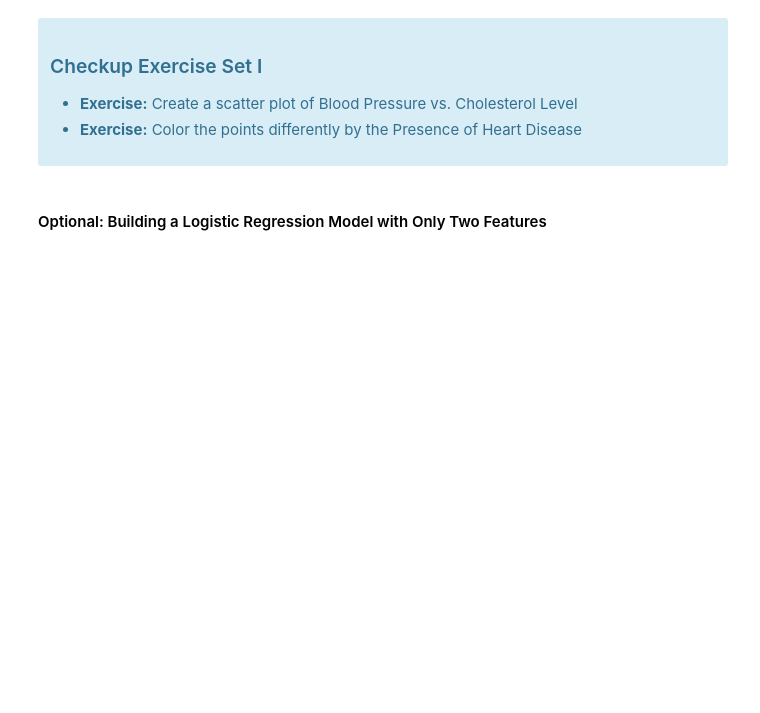
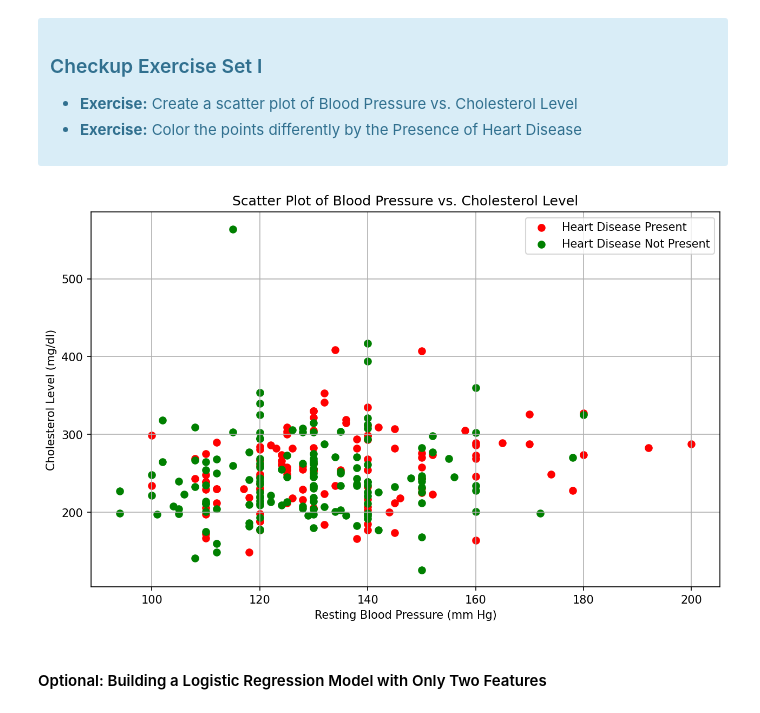
Before and after one commit to thaisangcr7/Case_Study_Logistic_Regression, a Jupyter notebook: Logistic Regression Advanced Case Study.ipynb, the cells around one changed output. Cells and saved outputs as stored; diff of their text form; code cells hidden in the pictures; blank space fills up the shorter version.

```diff
--- a/Logistic Regression Advanced Case Study.ipynb
+++ b/Logistic Regression Advanced Case Study.ipynb
@@ -522,6 +522,37 @@ Finally, the concepts discussed above can be easily generalized to ICPs with a n
   <li> <b>Exercise:</b> Color the points differently by the Presence of Heart Disease
 </ul>
 </div>
+# %%
+# Separate the data for two classes: heart disease present (1) and not present (0)
+heart_disease_present = dflog[dflog['heart_disease'] == 1]
+heart_disease_not_present = dflog[dflog['heart_disease'] == 0]
+
+# Create the scatter plot
+plt.figure(figsize=(10, 6))
+
+plt.scatter(
+    heart_disease_present['resting_BP_mm_Hg'],
+    heart_disease_present['cholesterol_mg_dl'],
+    c='red',
+    label='Heart Disease Present'
+)
+
+plt.scatter(
+    heart_disease_not_present['resting_BP_mm_Hg'],
+    heart_disease_not_present['cholesterol_mg_dl'],
+    c='green',
+    label='Heart Disease Not Present'
+)
+
+plt.xlabel('Resting Blood Pressure (mm Hg)')
+plt.ylabel('Cholesterol Level (mg/dl)')
+plt.title('Scatter Plot of Blood Pressure vs. Cholesterol Level')
+plt.legend()
+plt.grid(True)
+
+plt.show()
+# %% [output]
+[figure, added]
 # %% [markdown]
 #### Optional: Building a Logistic Regression Model with Only Two Features
 # %% [markdown]
```
Also changed, not shown: parts of 12 cells of this notebook.
